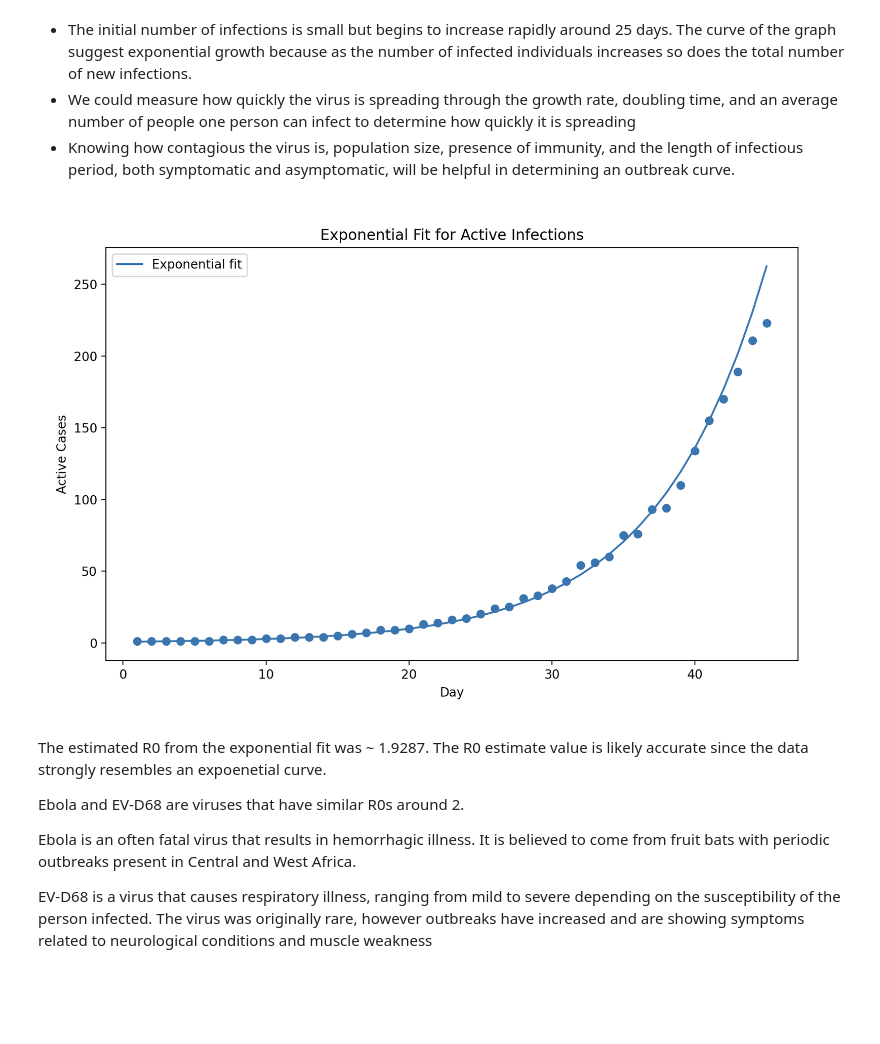
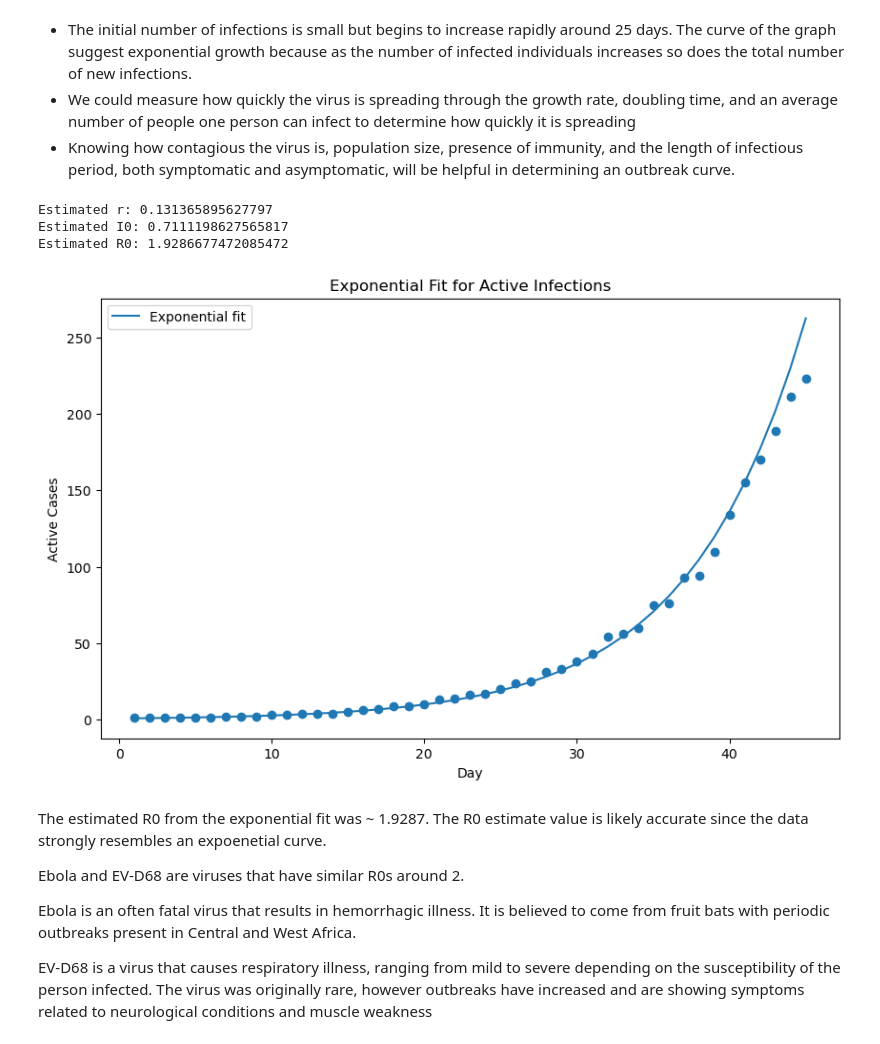
Before and after one commit to haydenrue1/Module-2-Epidemics-SIR-Modeling, a Jupyter notebook: Notebook examples/Module2notebook.ipynb, the cells around one changed output. Drawn from its saved outputs; the diff is of its cells as text; code cells hidden in the pictures; blank space fills up the shorter version.

Commit message:
Edited screenshot

```diff
--- a/Notebook examples/Module2notebook.ipynb
+++ b/Notebook examples/Module2notebook.ipynb
@@ -62,10 +62,15 @@ plt.show()
 * The initial number of infections is small but begins to increase rapidly around 25 days. The curve of the graph suggest exponential growth because as the number of infected individuals increases so does the total number of new infections.
 * We could measure how quickly the virus is spreading through the growth rate, doubling time, and an average number of people one person can infect to determine how quickly it is spreading
 * Knowing how contagious the virus is, population size, presence of immunity, and the length of infectious period, both symptomatic and asymptomatic, will be helpful in determining an outbreak curve.
-# %% [markdown]
-![Screenshot 2026-02-26 at 12.11.27 PM.png](<attachment:Screenshot 2026-02-26 at 12.11.27 PM.png>)
 # %%
 #%%
+import pandas as pd
+import matplotlib.pyplot as plt
+
+#%%
+# Read the data
+df = pd.read_csv(r"/Users/haydenrue/Desktop/Comp BME/Module 2/Module-2-Epidemics-SIR-Modeling/Data/mystery_virus_daily_active_counts_RELEASE#1.csv", parse_dates=['date'], header=0, index_col=None)
+
 import numpy as np
 
 #Get values from variables in csv
@@ -93,33 +98,38 @@ r = coeffs[0]
 log_I0 = coeffs[1]
 I0 = np.exp(log_I0)
 
 # print growth rate and estimated initial infections
 print("Estimated r:", r)
 print("Estimated I0:", I0)
 
 #%%
 #Estimate R0
 
 D = 5
 R0 = np.exp(r * D)
 
 print("Estimated R0:", R0)
 
 
 #%%
 # Create and label a plot of the active cases over time with exponential fit for growth rate
 
 I_model = I0 * np.exp(r * t)
 
 #Plot
 plt.figure(figsize=(10, 6))
 plt.scatter(df['day'], df['active reported daily cases'])
 plt.plot(t, I_model, label = "Exponential fit")
 plt.xlabel('Day')
 plt.ylabel('Active Cases')
 plt.title('Exponential Fit for Active Infections')
 plt.legend()
 plt.show()
+# %% [output]
+Estimated r: 0.131365895627797
+Estimated I0: 0.7111198627565817
+Estimated R0: 1.9286677472085472
+[figure, added]
 # %% [markdown]
 The estimated R0 from the exponential fit was ~ 1.9287. The R0 estimate value is likely accurate since the data strongly resembles an expoenetial curve.
 
```
